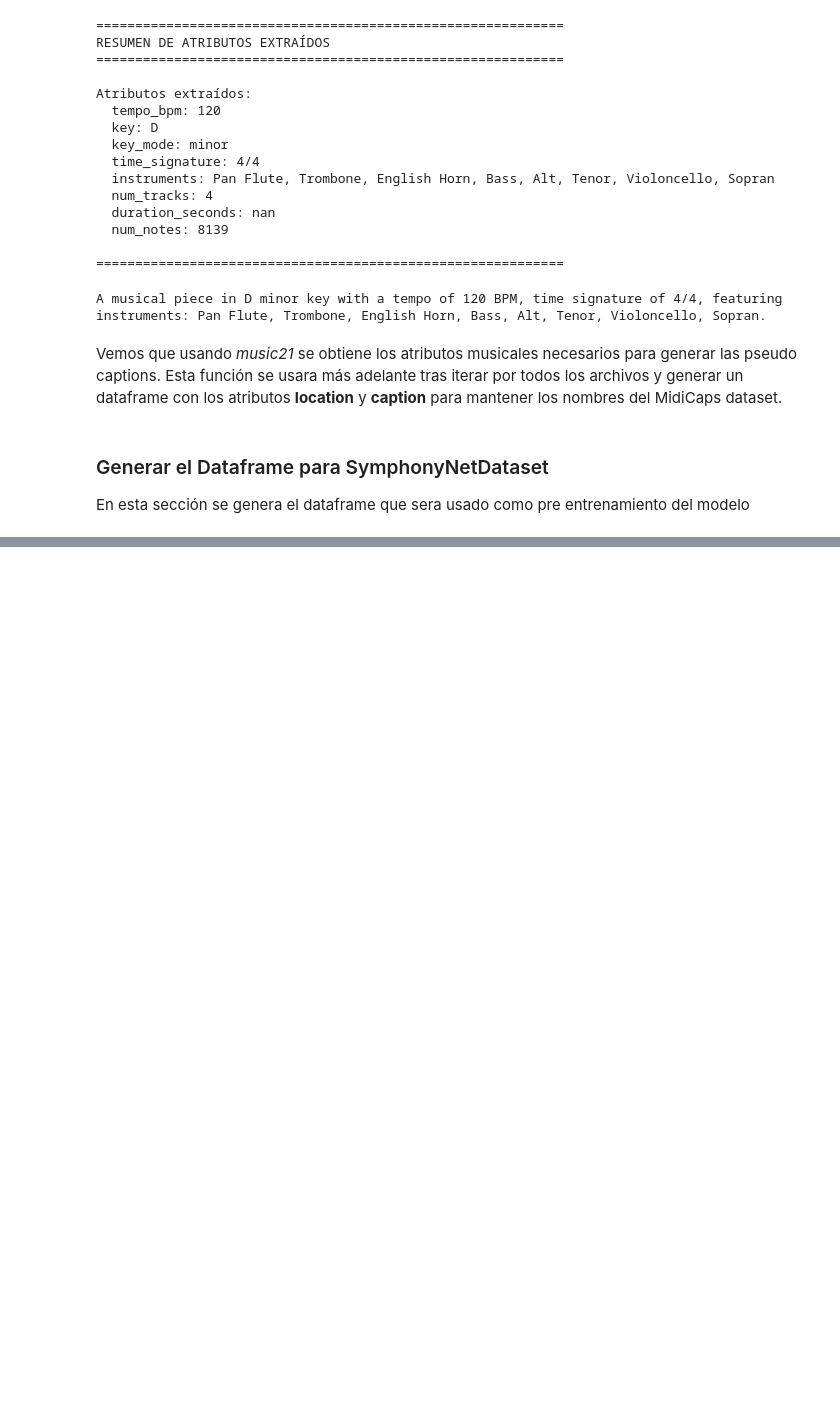
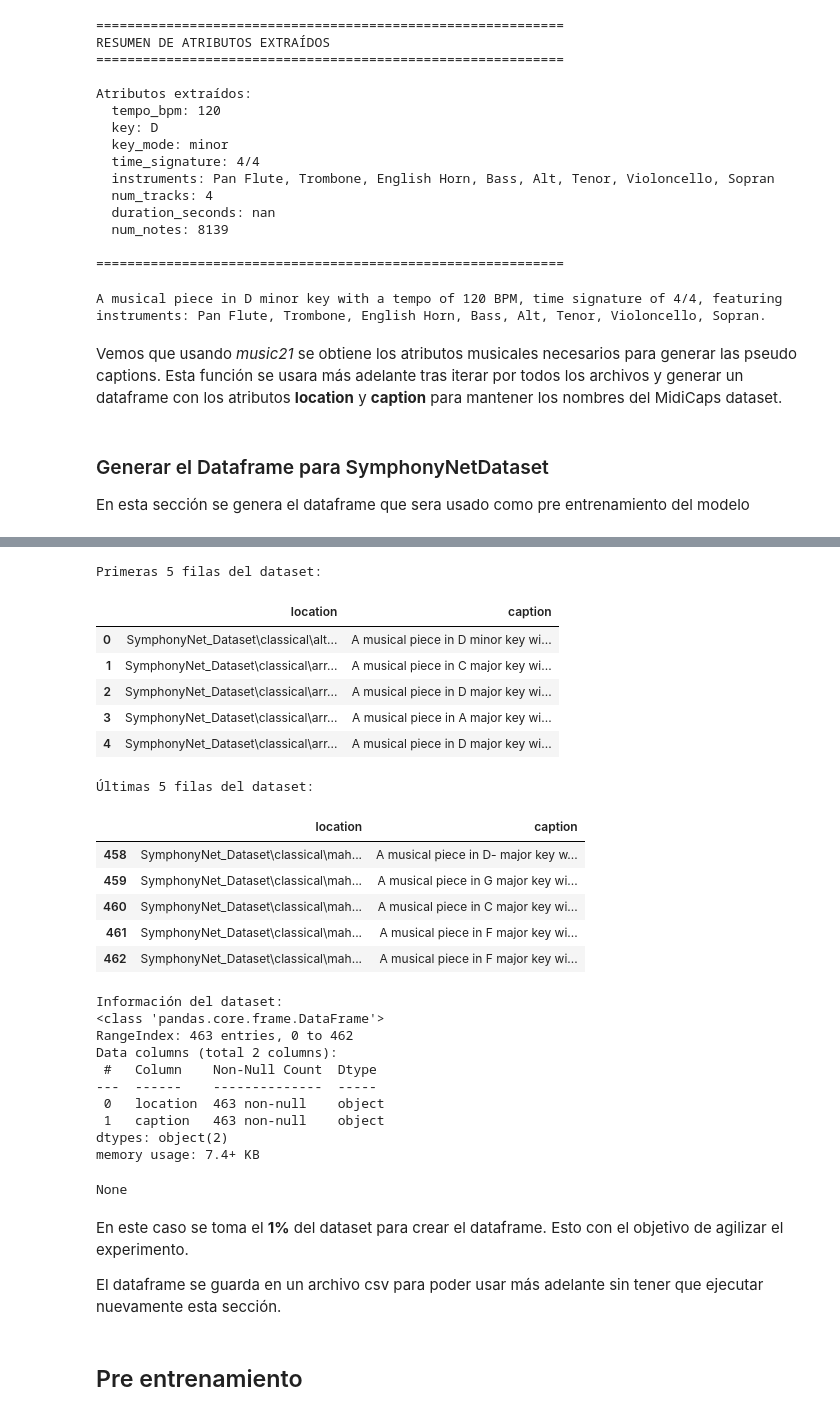
Before and after one commit to NickEsColR/symbolic-music-generation, a Jupyter notebook: notebooks/text2midi_train.ipynb, the cells around one changed output, grey strips where cells are left out. Drawn from its saved outputs; the diff is of its cells as text; code cells hidden in the pictures; blank space fills up the shorter version.

Commit message:
add code to generate pseudo captions for the pre training dataset

```diff
--- a/notebooks/text2midi_train.ipynb
+++ b/notebooks/text2midi_train.ipynb
@@ -151,0 +252,42 @@ En esta sección se genera el dataframe que sera usado como pre entrenamiento de
+# %%
+# Mostrar las primeras filas del DataFrame generado
+print("Primeras 5 filas del dataset:")
+display(df_symphonynet.head())
+
+print("\nÚltimas 5 filas del dataset:")
+display(df_symphonynet.tail())
+
+print("\nInformación del dataset:")
+display(df_symphonynet.info())
+# %% [output]
+Primeras 5 filas del dataset:
+|  | location | caption |
+| 0 | SymphonyNet_Dataset\classical\alt... | A musical piece in D minor key wi... |
+| 1 | SymphonyNet_Dataset\classical\arr... | A musical piece in C major key wi... |
+| 2 | SymphonyNet_Dataset\classical\arr... | A musical piece in D major key wi... |
+| 3 | SymphonyNet_Dataset\classical\arr... | A musical piece in A major key wi... |
+| 4 | SymphonyNet_Dataset\classical\arr... | A musical piece in D major key wi... |
+Últimas 5 filas del dataset:
+|  | location | caption |
+| 458 | SymphonyNet_Dataset\classical\mah... | A musical piece in D- major key w... |
+| 459 | SymphonyNet_Dataset\classical\mah... | A musical piece in G major key wi... |
+| 460 | SymphonyNet_Dataset\classical\mah... | A musical piece in C major key wi... |
+| 461 | SymphonyNet_Dataset\classical\mah... | A musical piece in F major key wi... |
+| 462 | SymphonyNet_Dataset\classical\mah... | A musical piece in F major key wi... |
+Información del dataset:
+<class 'pandas.core.frame.DataFrame'>
+RangeIndex: 463 entries, 0 to 462
+Data columns (total 2 columns):
+ #   Column    Non-Null Count  Dtype
+---  ------    --------------  -----
+ 0   location  463 non-null    object
+ 1   caption   463 non-null    object
+dtypes: object(2)
+memory usage: 7.4+ KB
+None
+# %% [markdown]
+En este caso se toma el **1%** del dataset para crear el dataframe. Esto con el objetivo de agilizar el experimento.
+
+El dataframe se guarda en un archivo csv para poder usar más adelante sin tener que ejecutar nuevamente esta sección.
+# %% [markdown]
+## Pre entrenamiento
```
Also changed, not shown: parts of 1 cell of this notebook.
